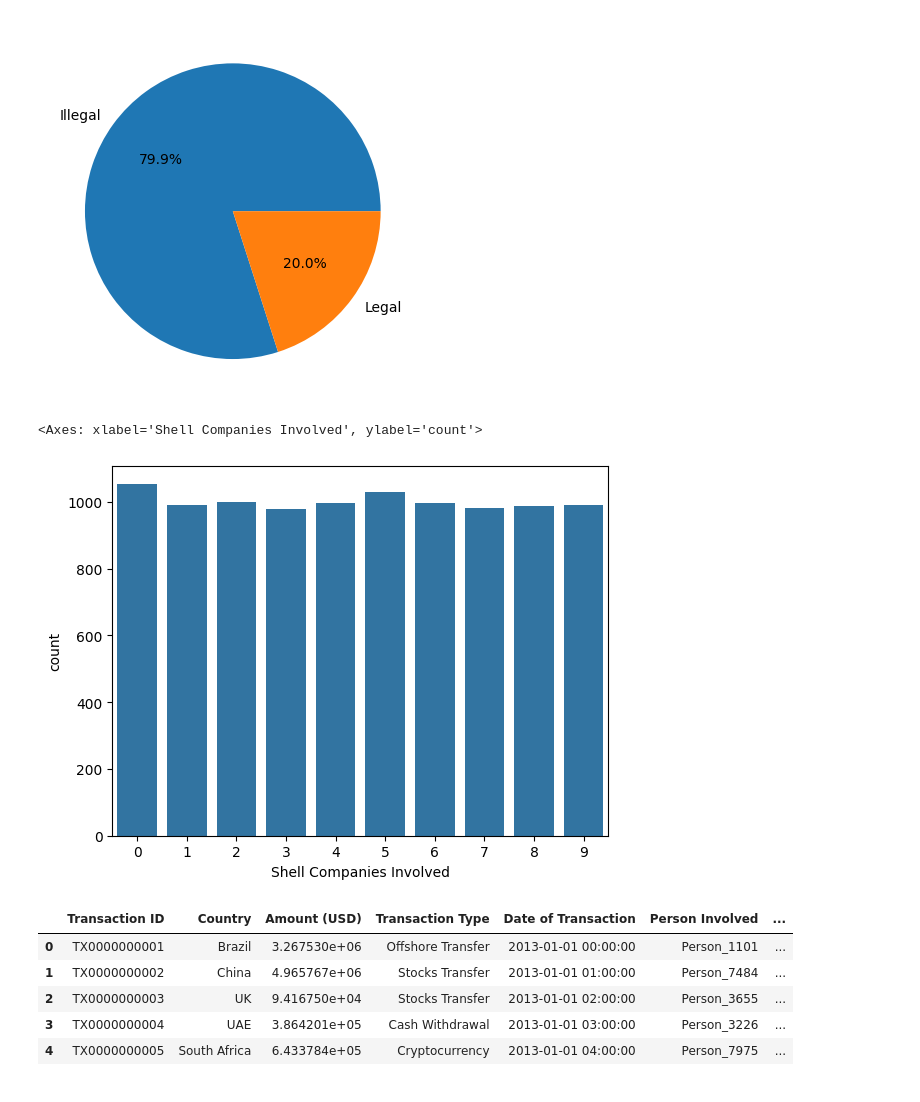
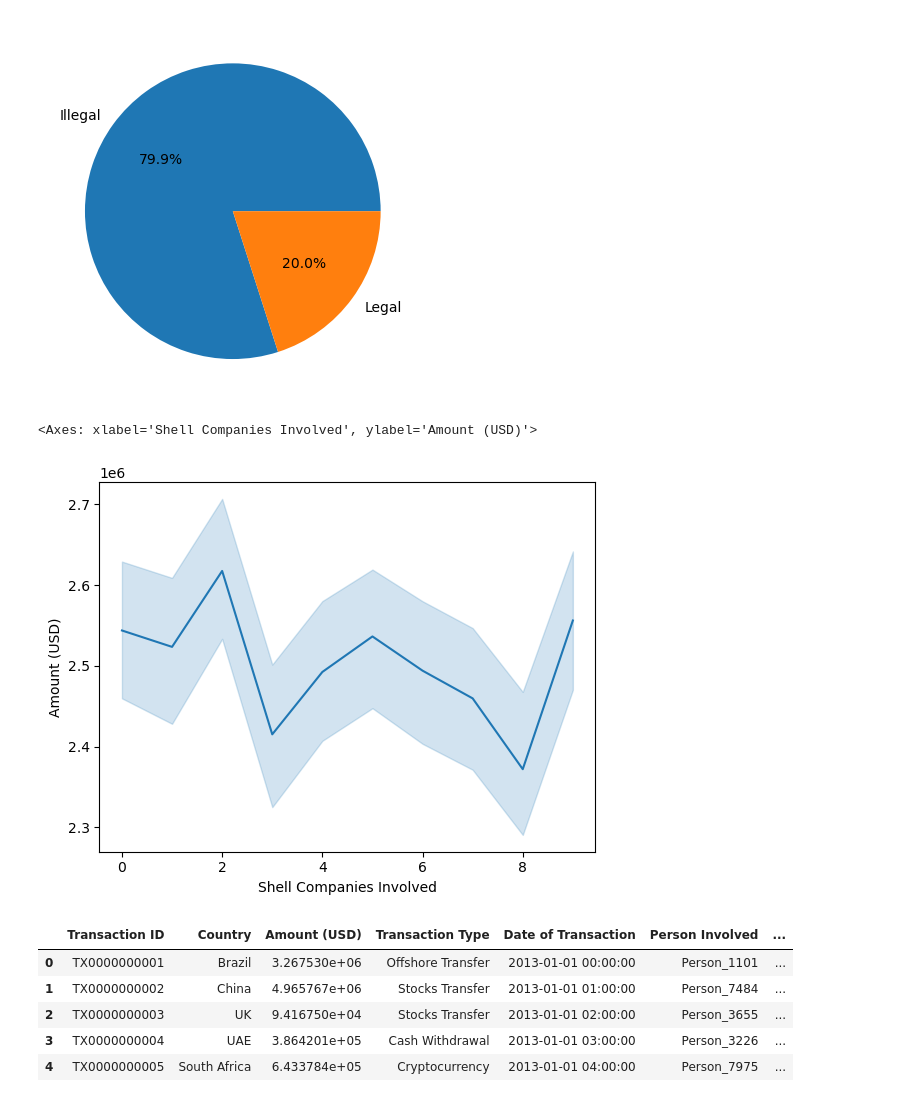
Before and after one commit to ericrlessa/ai-group, a Jupyter notebook: Term Project Code Final.ipynb, the cells around one changed output. Saved outputs shown, nothing was run; the diff lists cells and outputs as text; code cells hidden in the pictures.

Commit message:
changed one sns chart

```diff
--- a/Term Project Code Final.ipynb
+++ b/Term Project Code Final.ipynb
@@ -77,10 +77,10 @@ plt.show()
 # %% [output]
 [figure]
 # %%
-sns.countplot(x=df['Shell Companies Involved'])
+sns.lineplot(x=df['Shell Companies Involved'], y=df['Amount (USD)'])
 # %% [output]
-<Axes: xlabel='Shell Companies Involved', ylabel='count'>
+<Axes: xlabel='Shell Companies Involved', ylabel='Amount (USD)'>
-[figure, old version]
+[figure, new version]
 # %%
 # View the first few rows
 df.head()
```
